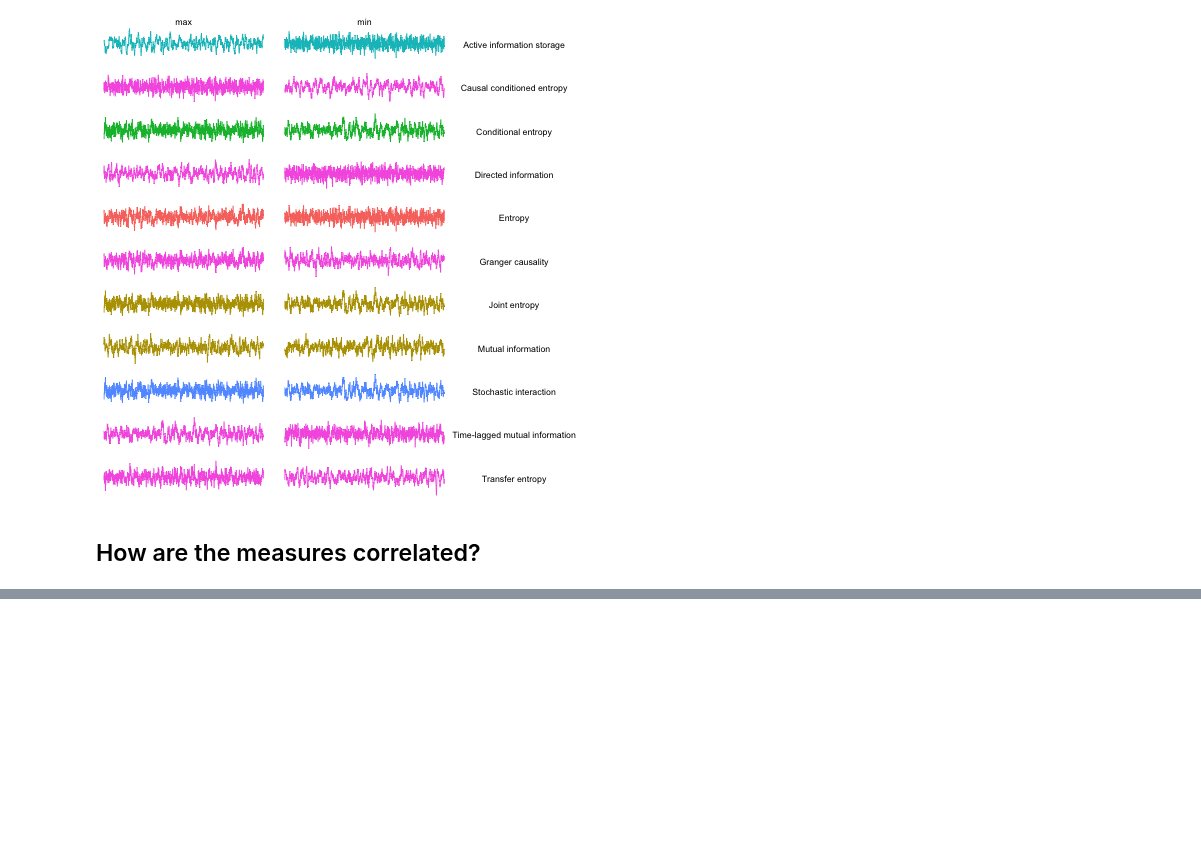
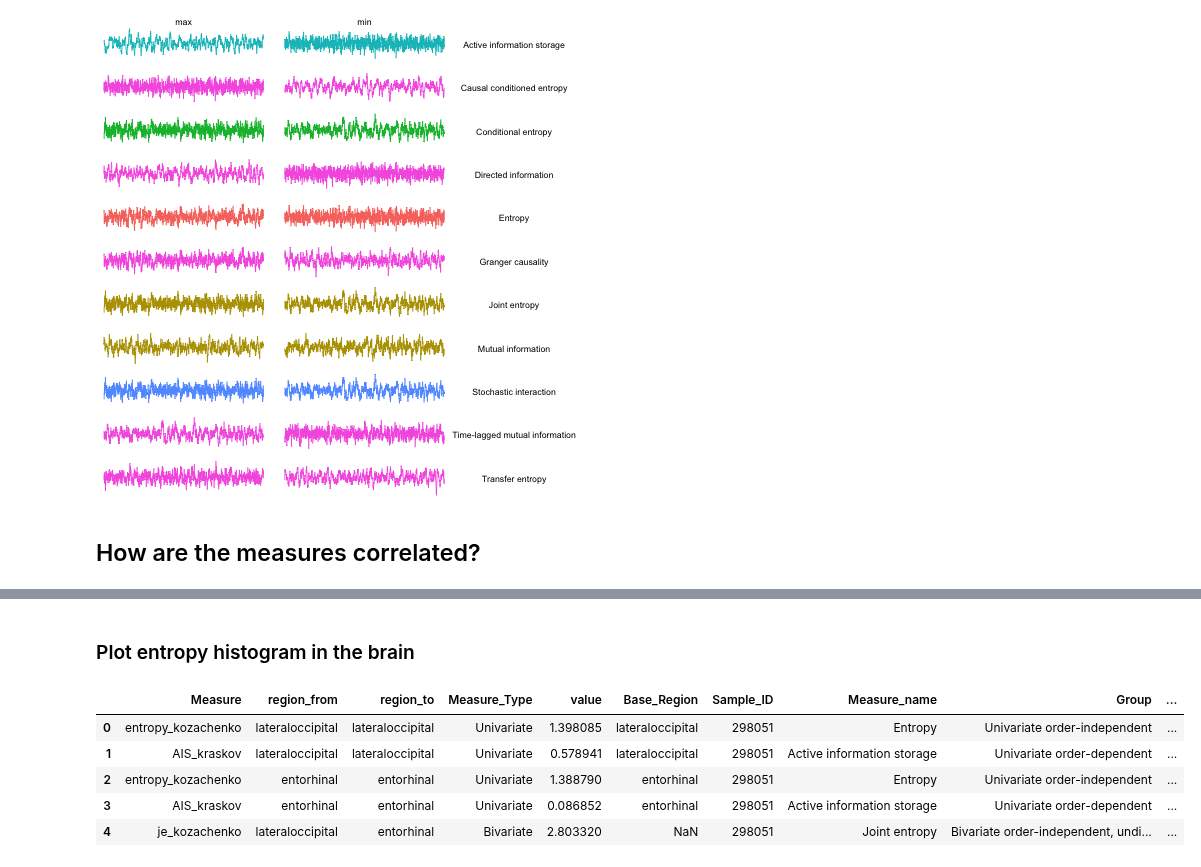
Before and after one commit to anniegbryant/info_theory_visuals, a Jupyter notebook: empirical_analysis/compute_infotheory_SPIs.ipynb, the cells around one changed output, grey strips where cells are left out. Cells and saved outputs as stored; diff of their text form; code cells hidden in the pictures; blank space fills up the shorter version.

```diff
--- a/empirical_analysis/compute_infotheory_SPIs.ipynb
+++ b/empirical_analysis/compute_infotheory_SPIs.ipynb
@@ -386,0 +378,11 @@ The input is a data frame-like object, convert it to a matrix.
+# %% [markdown]
+### Plot entropy histogram in the brain
+# %%
+this_subject_infotheory_results.head()
+# %% [output]
+|  | Measure | region_from | region_to | Measure_Type | value | Base_Region | Sample_ID | Measure_name | Group | ... |
+| 0 | entropy_kozachenko | lateraloccipital | lateraloccipital | Univariate | 1.398085 | lateraloccipital | 298051 | Entropy | Univariate order-independent | ... |
+| 1 | AIS_kraskov | lateraloccipital | lateraloccipital | Univariate | 0.578941 | lateraloccipital | 298051 | Active information storage | Univariate order-dependent | ... |
+| 2 | entropy_kozachenko | entorhinal | entorhinal | Univariate | 1.388790 | entorhinal | 298051 | Entropy | Univariate order-independent | ... |
+| 3 | AIS_kraskov | entorhinal | entorhinal | Univariate | 0.086852 | entorhinal | 298051 | Active information storage | Univariate order-dependent | ... |
+| 4 | je_kozachenko | lateraloccipital | entorhinal | Bivariate | 2.803320 | NaN | 298051 | Joint entropy | Bivariate order-independent, undi... | ... |
```
Also changed, not shown: parts of 8 cells of this notebook, 27 other files.
